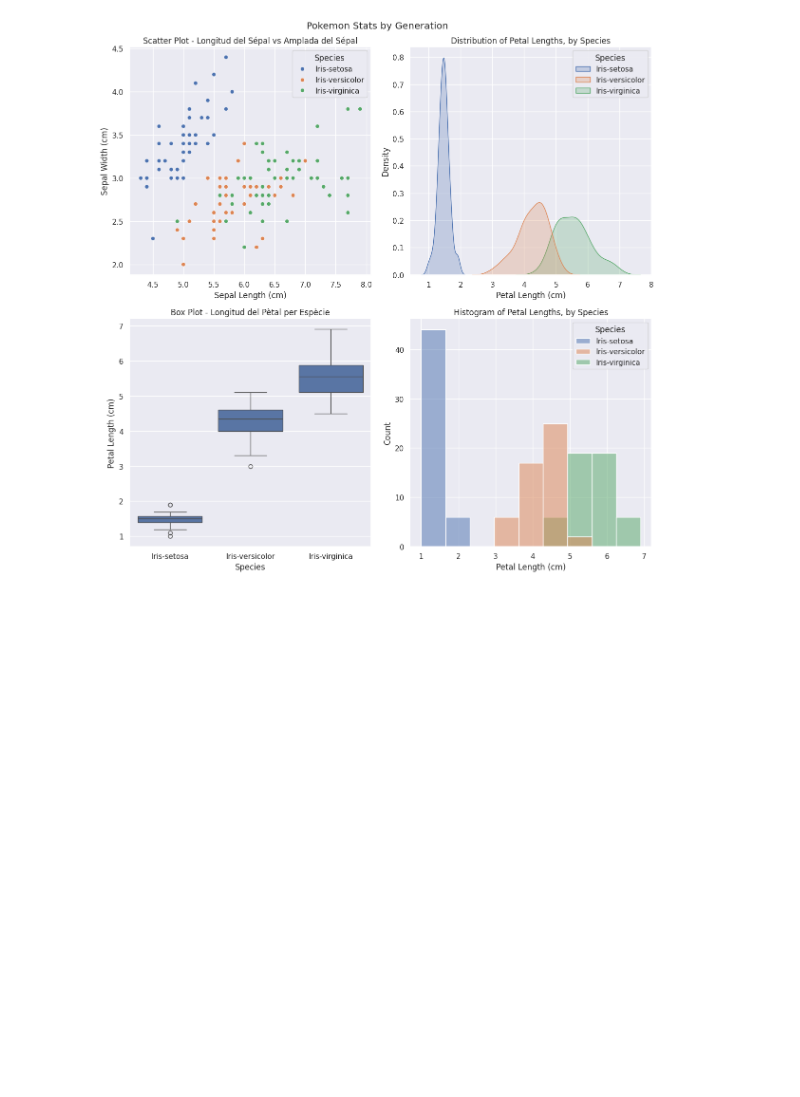
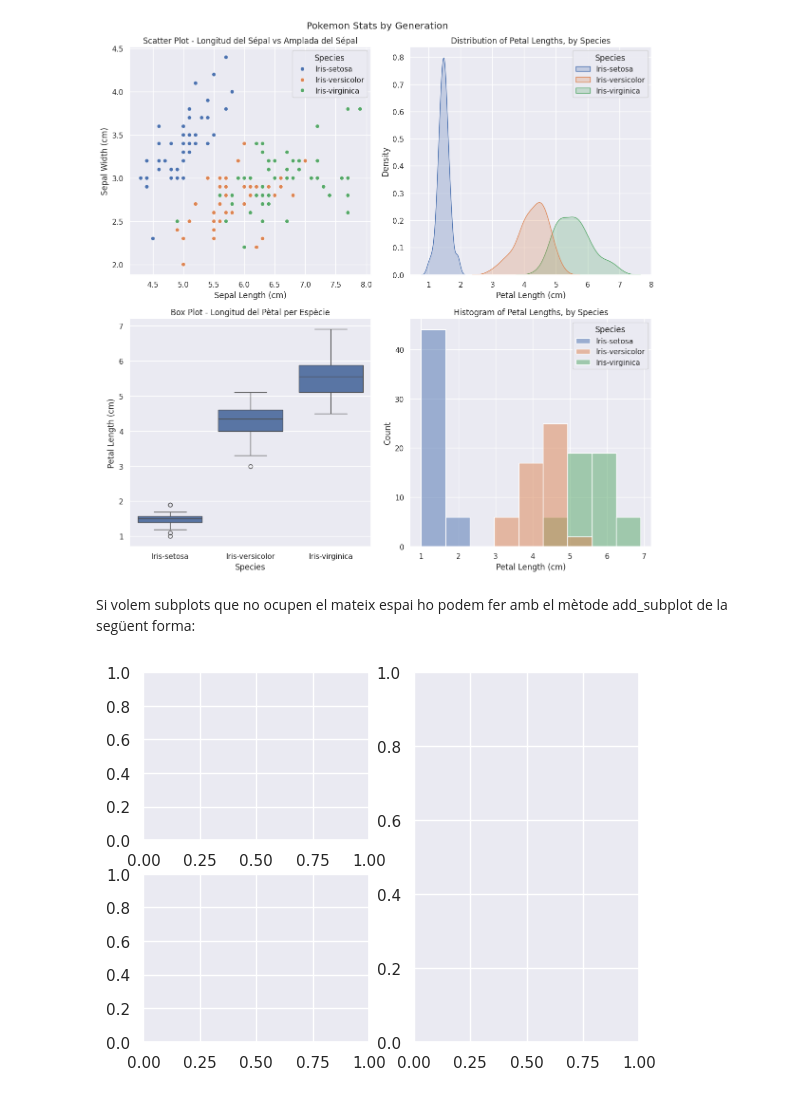
Before and after one commit to CE-BDIA/PIA_Jaume_23_24, a Jupyter notebook: md/U03 Python aplicat al Big Data i Intel·ligencia Artificial/03_Matplotlib-Seaborn.ipynb, the cells around one changed output. Drawn from its saved outputs; the diff is of its cells as text; code cells hidden in the pictures; blank space fills up the shorter version.

Commit message:
Subplots afegits

```diff
--- a/md/U03 Python aplicat al Big Data i Intel·ligencia Artificial/03_Matplotlib-Seaborn.ipynb
+++ b/md/U03 Python aplicat al Big Data i Intel·ligencia Artificial/03_Matplotlib-Seaborn.ipynb
@@ -451,3 +451,12 @@ plt.tight_layout()
 plt.show()
 # %% [output]
 [figure]
+# %% [markdown]
+Si volem subplots que no ocupen el mateix espai ho podem fer amb el mètode add_subplot de la següent forma:
+# %%
+figure=plt.figure()
+axes = figure.add_subplot(2,2,1)
+axes = figure.add_subplot(2,2,3)
+axes = figure.add_subplot(1,2,2)
+# %% [output]
+[figure, added]
```
Also changed, not shown: 6 other files.
